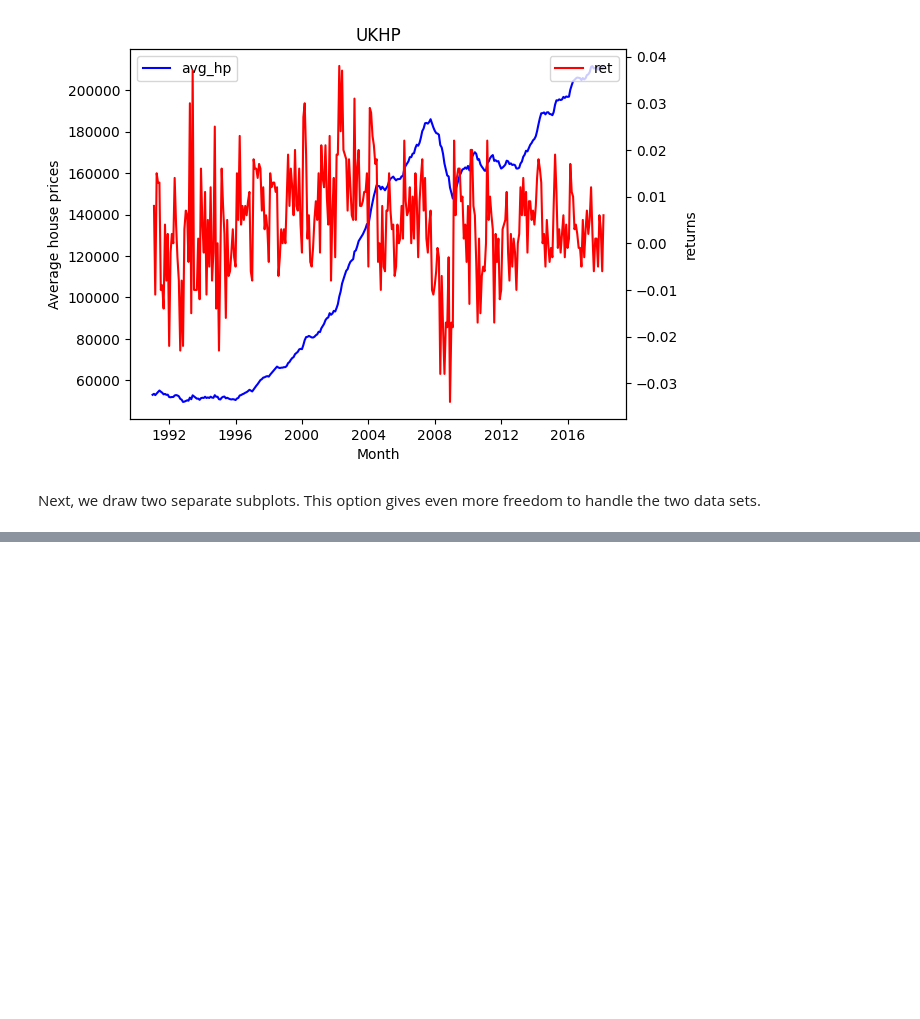
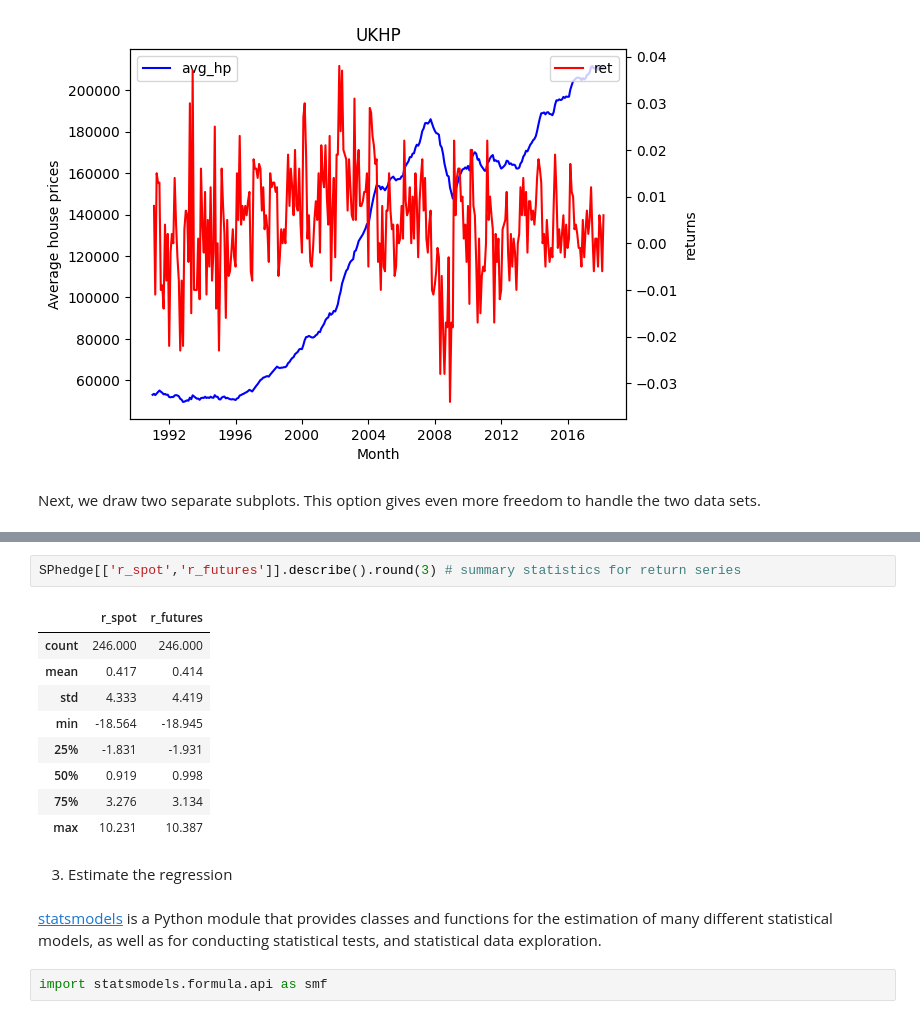
Before and after one commit to HeyyNing/labs, a Jupyter notebook: lab1/lab1.ipynb, the cells around one changed output, grey strips where cells are left out. Drawn from its saved outputs; the diff is of its cells as text; blank space fills up the shorter version.

```diff
--- a/lab1/lab1.ipynb
+++ b/lab1/lab1.ipynb
@@ -155,0 +201,18 @@ Text(0, 0.5, 'returns')
+# %%
+SPhedge[['r_spot','r_futures']].describe().round(3) # summary statistics for return series
+# %% [output]
+|  | r_spot | r_futures |
+| count | 246.000 | 246.000 |
+| mean | 0.417 | 0.414 |
+| std | 4.333 | 4.419 |
+| min | -18.564 | -18.945 |
+| 25% | -1.831 | -1.931 |
+| 50% | 0.919 | 0.998 |
+| 75% | 3.276 | 3.134 |
+| max | 10.231 | 10.387 |
+# %% [markdown]
+3. Estimate the regression
+# %% [markdown]
+[statsmodels](https://www.statsmodels.org/stable/index.html) is a Python module that provides classes and functions for the estimation of many different statistical models, as well as for conducting statistical tests, and statistical data exploration.
+# %%
+import statsmodels.formula.api as smf
```
Also changed, not shown: parts of 16 cells of this notebook.
